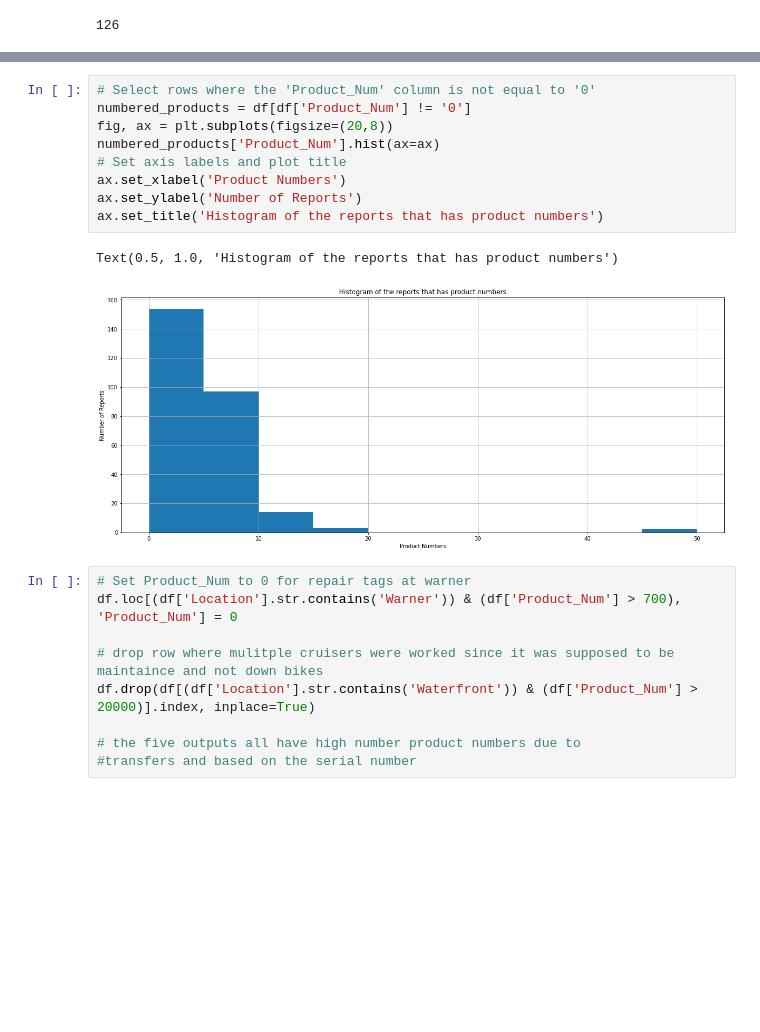
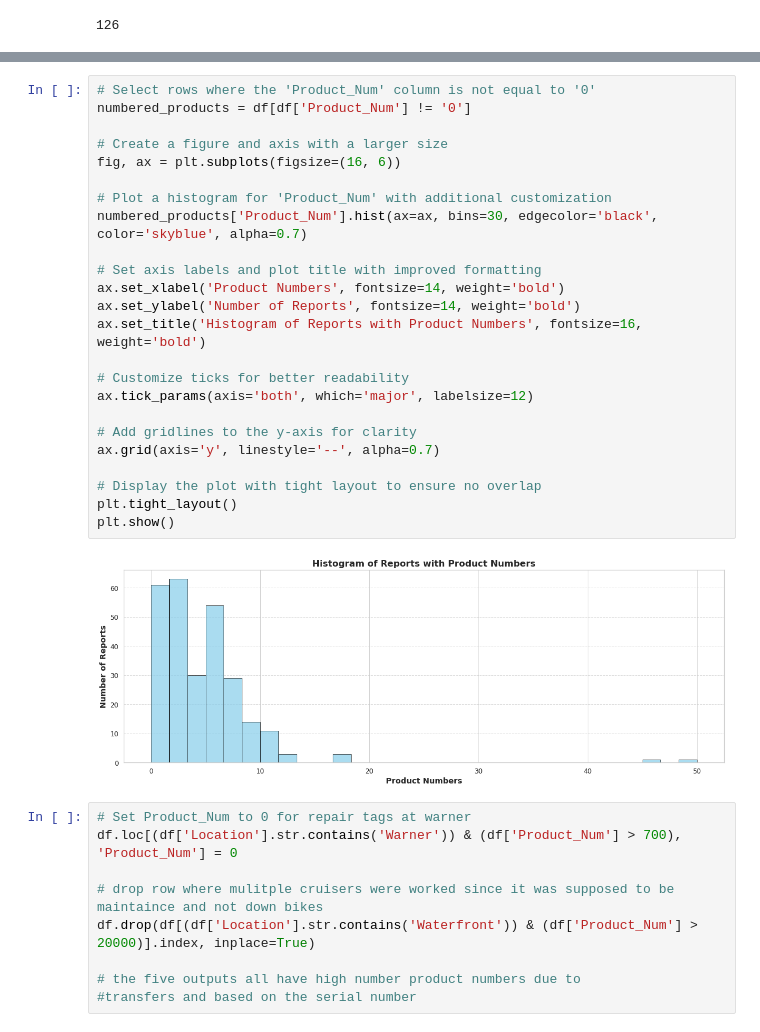
Before and after one commit to robertmounce/Python_Portfolio, a Jupyter notebook: wheel-fun-rentals-cleaning-and-basic-analysis.ipynb, the cells around one changed output, grey strips where cells are left out. Drawn from its saved outputs; the diff is of its cells as text; blank space fills up the shorter version.

```diff
--- a/wheel-fun-rentals-cleaning-and-basic-analysis.ipynb
+++ b/wheel-fun-rentals-cleaning-and-basic-analysis.ipynb
@@ -538,15 +505,29 @@ Name: Product_Num, dtype: int64
 # %%
 # Select rows where the 'Product_Num' column is not equal to '0'
 numbered_products = df[df['Product_Num'] != '0']
-fig, ax = plt.subplots(figsize=(20,8))
-numbered_products['Product_Num'].hist(ax=ax)
-# Set axis labels and plot title
-ax.set_xlabel('Product Numbers')
-ax.set_ylabel('Number of Reports')
-ax.set_title('Histogram of the reports that has product numbers')
+
+# Create a figure and axis with a larger size
+fig, ax = plt.subplots(figsize=(16, 6))
+
+# Plot a histogram for 'Product_Num' with additional customization
+numbered_products['Product_Num'].hist(ax=ax, bins=30, edgecolor='black', color='skyblue', alpha=0.7)
+
+# Set axis labels and plot title with improved formatting
+ax.set_xlabel('Product Numbers', fontsize=14, weight='bold')
+ax.set_ylabel('Number of Reports', fontsize=14, weight='bold')
+ax.set_title('Histogram of Reports with Product Numbers', fontsize=16, weight='bold')
+
+# Customize ticks for better readability
+ax.tick_params(axis='both', which='major', labelsize=12)
+
+# Add gridlines to the y-axis for clarity
+ax.grid(axis='y', linestyle='--', alpha=0.7)
+
+# Display the plot with tight layout to ensure no overlap
+plt.tight_layout()
+plt.show()
 # %% [output]
-Text(0.5, 1.0, 'Histogram of the reports that has product numbers')
-[figure, old version]
+[figure, new version]
 # %%
 # Set Product_Num to 0 for repair tags at warner
 df.loc[(df['Location'].str.contains('Warner')) & (df['Product_Num'] > 700), 'Product_Num'] = 0
```
Also changed, not shown: parts of 85 cells of this notebook.
